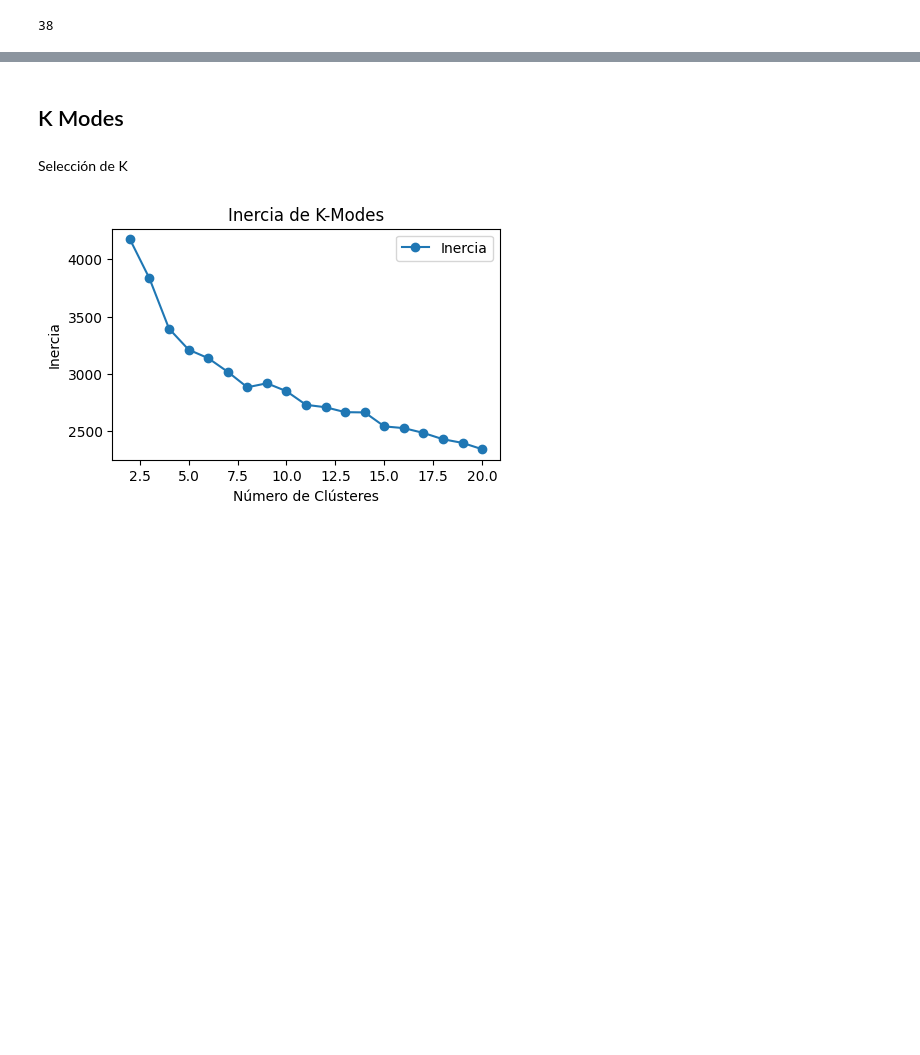
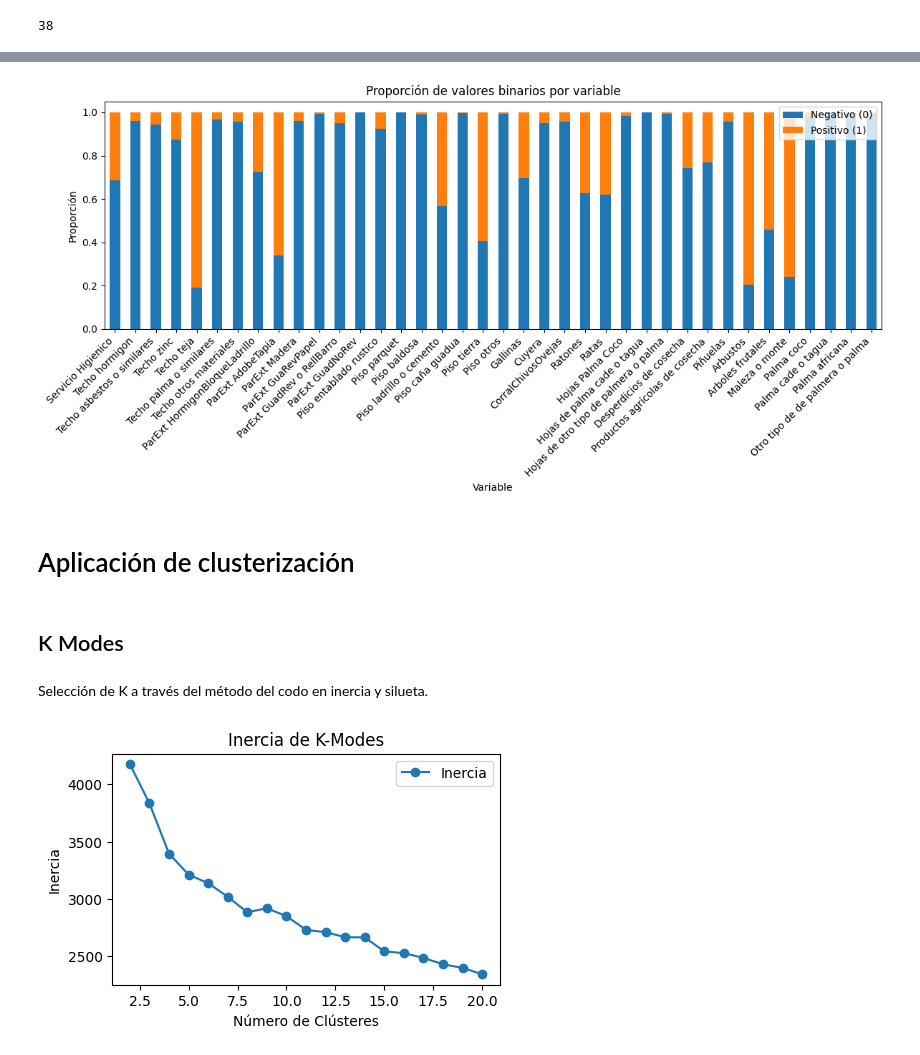
Before and after one commit to DashTT/Reto-01-Chagas, a Jupyter notebook: Reto_1_AndradeVillenasEscobar.ipynb, the cells around one changed output, grey strips where cells are left out. Cells and saved outputs as stored; diff of their text form; code cells hidden in the pictures; blank space fills up the shorter version.

```diff
--- a/Reto_1_AndradeVillenasEscobar.ipynb
+++ b/Reto_1_AndradeVillenasEscobar.ipynb
@@ -190,0 +276,10 @@ print(len(cols_interes))
+# %%
+#Creamos una df que contenga la proporción de positivos y negativos de cada una de las variables
+prop_1 = df_clean[cols_interes].mean() #proporción de 1
+prop_0 = 1 - prop_1 #proporción de 0
+prop_df = pd.DataFrame({
+    'Negativo (0)': prop_0,
+    'Positivo (1)': prop_1
+})
+
+print(prop_df)
@@ -191,7 +304,26 @@ print(len(cols_interes))
+# %%
+prop_df.plot(
+    kind='bar',
+    stacked=True,
+    figsize=(12, 6)
+)
+
+plt.ylabel('Proporción')
+plt.xlabel('Variable')
+plt.title('Proporción de valores binarios por variable')
+plt.legend(loc='upper right')
+plt.xticks(rotation=45, ha='right')
+plt.tight_layout()
+plt.show()
+# %% [output]
+[figure, added]
+# %% [markdown]
+
+# <font color='264CC7'> Aplicación de clusterización </font>
 # %% [markdown]
 ## K Modes
-# %% [markdown]
-Selección de K
+# %% [markdown]
+Selección de K a través del método del codo en inercia y silueta.
 # %%
 inertia = []
 silueta = []
```
Also changed, not shown: parts of 15 cells of this notebook.
